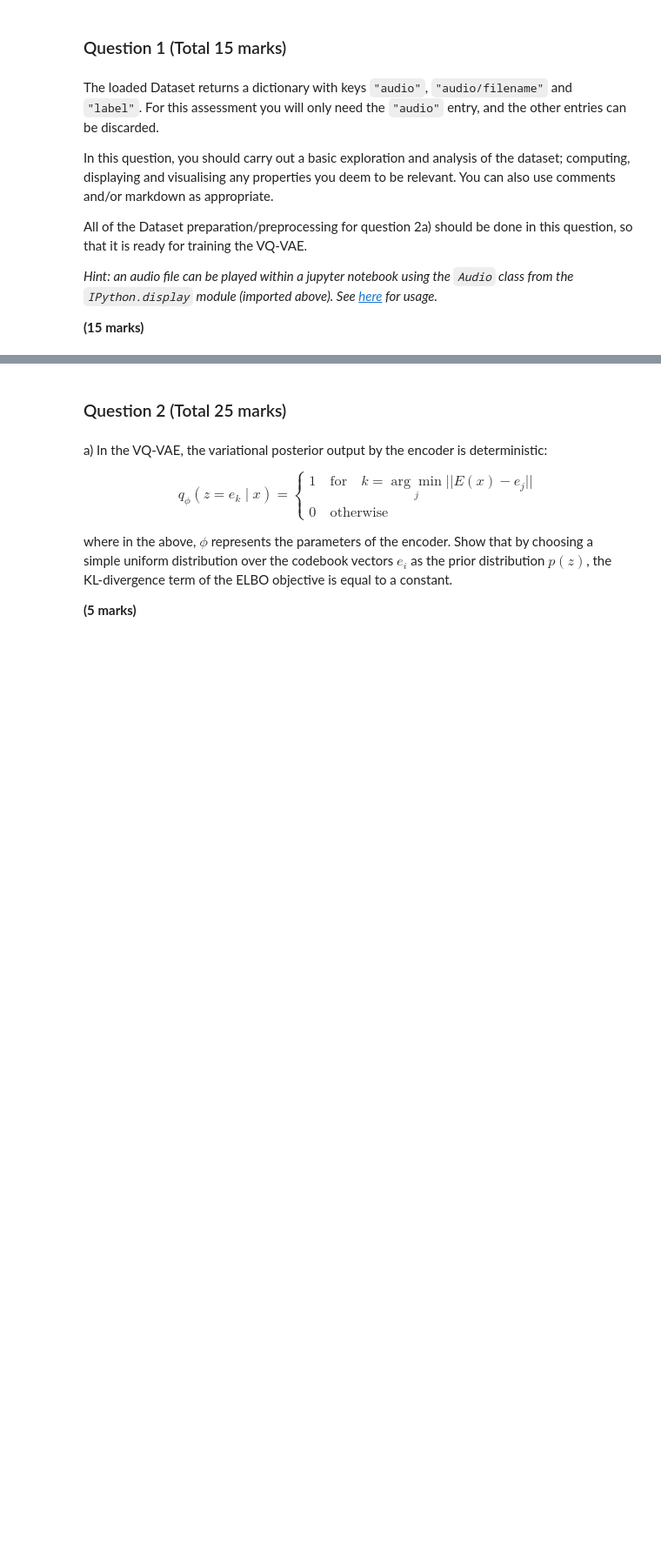
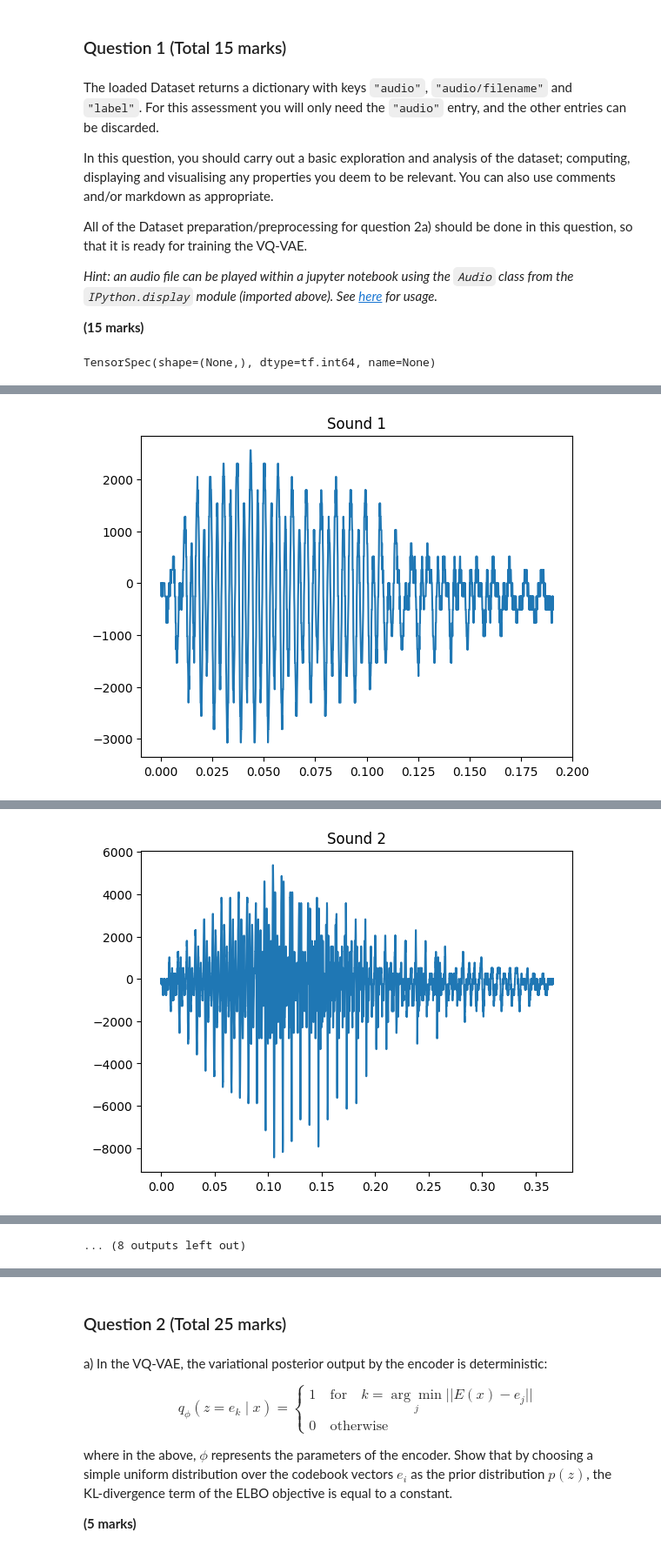
Before and after one commit to frasermartinx/DL, a Jupyter notebook: Week 11/Week 11 Coursework/DL_CW3_02476922.ipynb, the cells around one changed output, grey strips where cells are left out. Shown at 87% size. Drawn from its saved outputs; the diff is of its cells as text; code cells hidden in the pictures; blank space fills up the shorter version.

```diff
--- a/Week 11/Week 11 Coursework/DL_CW3_02476922.ipynb
+++ b/Week 11/Week 11 Coursework/DL_CW3_02476922.ipynb
@@ -86,3 +89,21 @@ All of the Dataset preparation/preprocessing for question 2a) should be done in
 _Hint: an audio file can be played within a jupyter notebook using the `Audio` class from the `IPython.display` module (imported above). See [here](https://ipython.org/ipython-doc/3/api/generated/IPython.display.html) for usage._
 
 **(15 marks)**
+# %%
+#only take the audio
+ds=ds.map(lambda t: t["audio"])
+ds.element_spec
+# %% [output]
+TensorSpec(shape=(None,), dtype=tf.int64, name=None)
+# %%
+#sampling rate
+sr = 8000 # the default for the dataset
+
+#"visualise" (hear) some data
+for i, ele in enumerate(ds.take(10)):
+    display(Audio(ele,rate = sr,autoplay=True))
+    time = np.linspace(0,ele.shape[0]/sr,ele.shape[0])
+    plt.plot(time, ele)
+    plt.title(f"Sound {i+1}")
+    plt.show()
+# %% [output]
@@ -88,0 +111 @@ _Hint: an audio file can be played within a jupyter notebook using the `Audio` c
+[figure, added]
@@ -88,0 +113 @@ _Hint: an audio file can be played within a jupyter notebook using the `Audio` c
+[figure, added]
@@ -88,0 +122 @@ _Hint: an audio file can be played within a jupyter notebook using the `Audio` c
+... (8 outputs left out)
```
Also changed, not shown: parts of 36 cells of this notebook, 5 other files.
